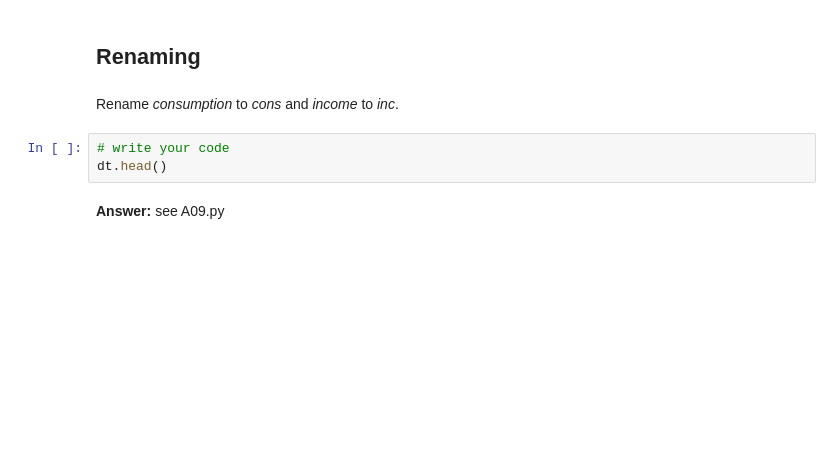
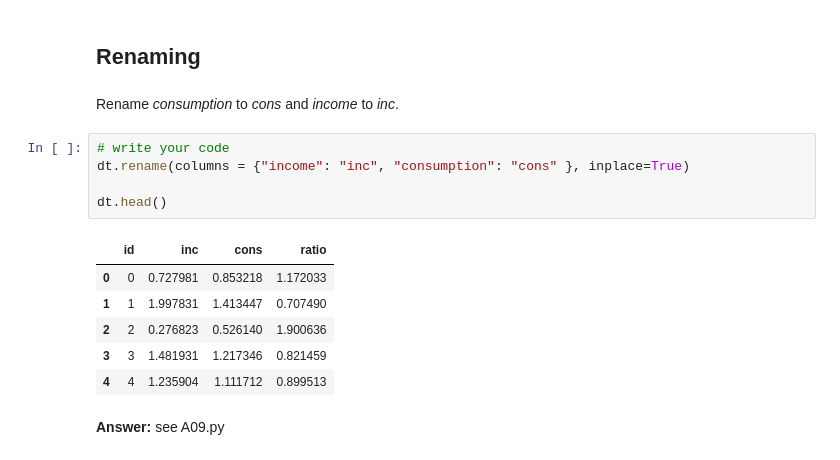
Before and after one commit to mjv474/IntroProg-exercises, a Jupyter notebook: PS3/problem_set_3.ipynb, the cells around one changed output. Drawn from its saved outputs; the diff is of its cells as text; blank space fills up the shorter version.

```diff
--- a/PS3/problem_set_3.ipynb
+++ b/PS3/problem_set_3.ipynb
@@ -146,7 +175,16 @@ after: 70 observations, 3 variables
 Rename *consumption* to *cons* and *income* to *inc*.
 # %%
 # write your code
+dt.rename(columns = {"income": "inc", "consumption": "cons" }, inplace=True)
+
 dt.head()
+# %% [output]
+|  | id | inc | cons | ratio |
+| 0 | 0 | 0.727981 | 0.853218 | 1.172033 |
+| 1 | 1 | 1.997831 | 1.413447 | 0.707490 |
+| 2 | 2 | 0.276823 | 0.526140 | 1.900636 |
+| 3 | 3 | 1.481931 | 1.217346 | 0.821459 |
+| 4 | 4 | 1.235904 | 1.111712 | 0.899513 |
 # %% [markdown]
 **Answer:** see A09.py
 # %% [markdown]
```
Also changed, not shown: parts of 8 cells of this notebook, 1 other file.
